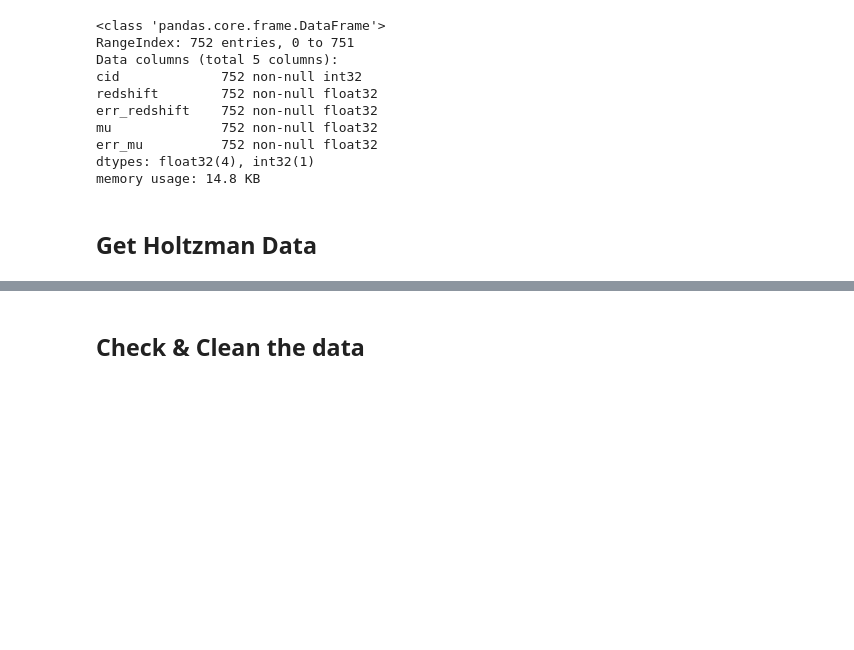
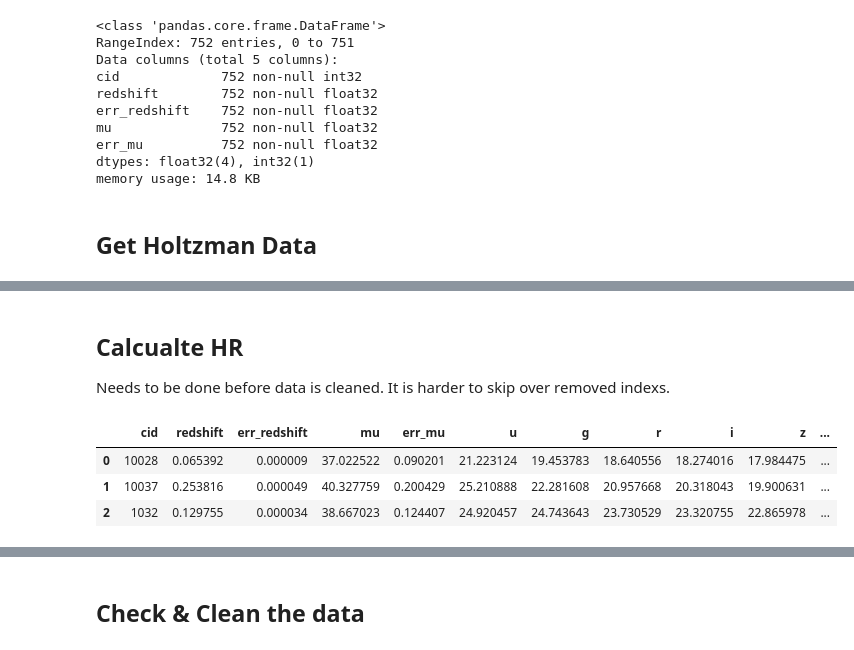
Before and after one commit to benjaminrose/MC-Age, a Jupyter notebook: data/Collecting Local SN Data.ipynb, the cells around one changed output, grey strips where cells are left out. Drawn from its saved outputs; the diff is of its cells as text; code cells hidden in the pictures; blank space fills up the shorter version.

```diff
--- a/data/Collecting Local SN Data.ipynb
+++ b/data/Collecting Local SN Data.ipynb
@@ -154,0 +156,12 @@ SNData.head()
+# %% [markdown]
+## Calcualte HR
+
+Needs to be done before data is cleaned. It is harder to skip over removed indexs.
+# %%
+SNData['hr'] = np.nan
+SNData.head(3)
+# %% [output]
+|  | cid | redshift | err_redshift | mu | err_mu | u | g | r | i | z | ... |
+| 0 | 10028 | 0.065392 | 0.000009 | 37.022522 | 0.090201 | 21.223124 | 19.453783 | 18.640556 | 18.274016 | 17.984475 | ... |
+| 1 | 10037 | 0.253816 | 0.000049 | 40.327759 | 0.200429 | 25.210888 | 22.281608 | 20.957668 | 20.318043 | 19.900631 | ... |
+| 2 | 1032 | 0.129755 | 0.000034 | 38.667023 | 0.124407 | 24.920457 | 24.743643 | 23.730529 | 23.320755 | 22.865978 | ... |
```
Also changed, not shown: parts of 10 cells of this notebook, 1 other file.
